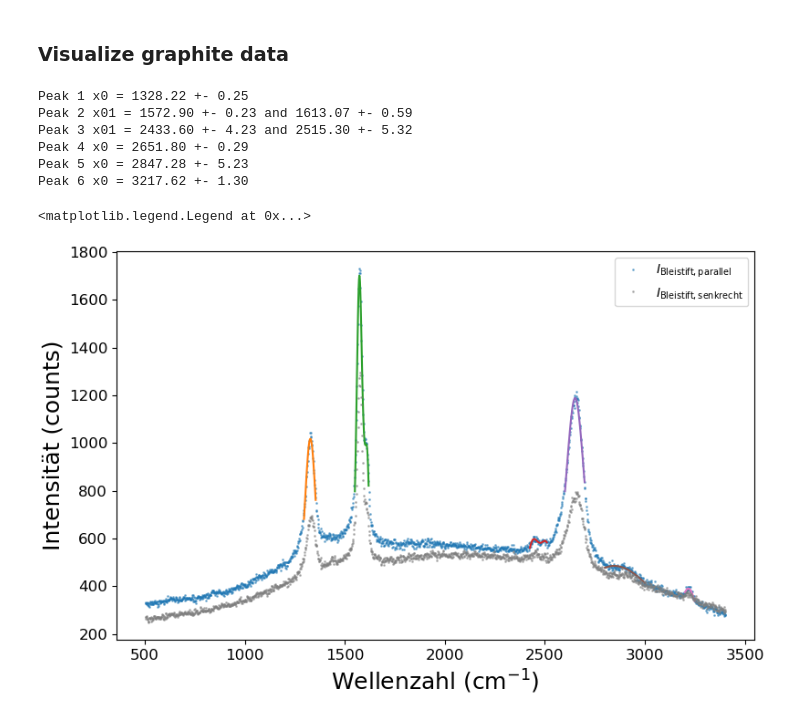
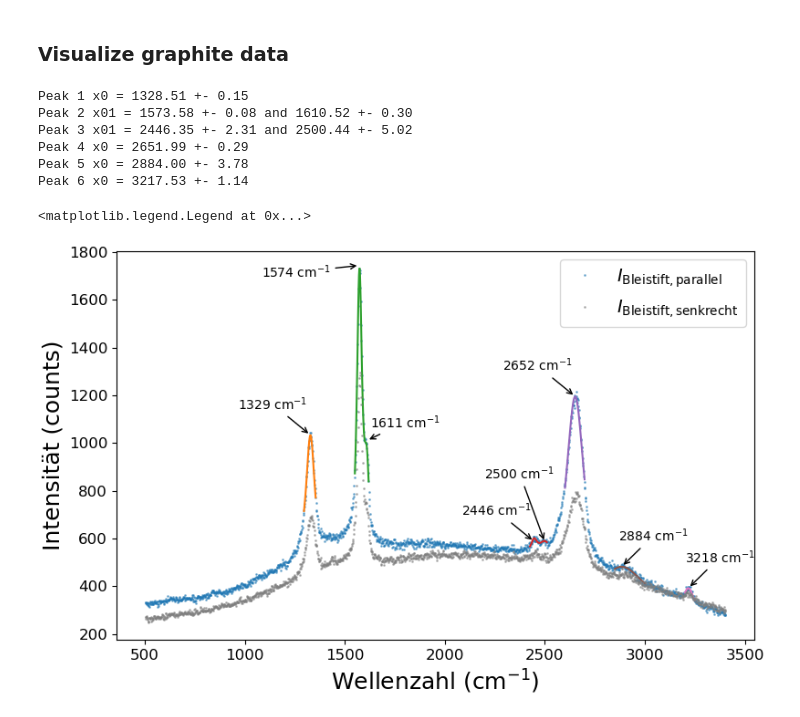
Before and after one commit to phoenixtoash/P60_Auswertung, a Jupyter notebook: notebook.ipynb, the cells around one changed output. Saved outputs shown, nothing was run; the diff lists cells and outputs as text; code cells hidden in the pictures.

Commit message:
bleistift annoations

```diff
--- a/notebook.ipynb
+++ b/notebook.ipynb
@@ -212,7 +212,7 @@ for i in range(13):
     antistokes_amplitude = dataframes_si100_parallel[i]['Intensity'][antistokes_peak_region].max()
 
     # Initial guess [center, width, amplitude]
-    p0_antistokes = [517, 5 , antistokes_amplitude]
+    p0_antistokes = [517, 5 , antistokes_amplitude, 0]
 
     # Fit with lorentzian
     x_data = dataframes_si100_parallel[i]['Wavenumber']
@@ -243,7 +243,7 @@ for i in range(13):
     antistokes_amplitude_per = dataframes_si100_perpendicular[i]['Intensity'][antistokes_peak_region_per].max()
 
     # Initial guess [center, width, amplitude]
-    p0_antistokes = [517, 5 , antistokes_amplitude_per]
+    p0_antistokes = [517, 5 , antistokes_amplitude_per, 0]
 
     # Fit with lorentzian
     x_data = dataframes_si100_perpendicular[i]['Wavenumber']
@@ -582,6 +582,8 @@ df_graphit_perpendicular = pd.read_csv(file_path_si111 + 'pur_90grad_polarisiert
 # %% [markdown]
 ### Visualize graphite data
 # %%
+%matplotlib widget
+
 # Shift graphite wavenumber assuming wavenumber shift is constant
 df_bleistift_parallel['Wavenumber'] = df_bleistift_parallel['Wavenumber_org'] - wavenumber_shift
 df_bleistift_perpendicular['Wavenumber'] = df_bleistift_perpendicular['Wavenumber_org'] - wavenumber_shift
@@ -593,7 +595,8 @@ df_graphit_perpendicular['Wavenumber'] = df_graphit_perpendicular['Wavenumber_or
 # Fitting Peaks
 
 # Peak 1 1325 1/cm
-xdata_bleistift_p1, params_bleistift_p1, params_bleistift_p1_error = n_lorentzians_fit(df_bleistift_parallel, lorentzian, 1296, 1355, p0=None)
+xdata_bleistift_p1, params_bleistift_p1, params_bleistift_p1_error = n_lorentzians_fit(df_bleistift_parallel, lorentzian, 1296, 1355,
+                                                                                        p0=[1330, 30, 1060, 700])
 print(f'Peak 1 x0 = {params_bleistift_p1[0]:.2f} +- {params_bleistift_p1_error[0]:.2f}')
 
 
@@ -601,7 +604,7 @@ print(f'Peak 1 x0 = {params_bleistift_p1[0]:.2f} +- {params_bleistift_p1_error[0
 
 # Double Peak 2 1569 1/cm and 1609 1/cm
 xdata_bleistift_p2, params_bleistift_p2, params_bleistift_p2_error = n_lorentzians_fit(df_bleistift_parallel, double_lorentzian, 1550, 1620,
-                                                                              p0=[1574, 10, 1740, 1604, 5, 1005])
+                                                                              p0=[1574, 10, 1740, 1604, 5, 1005, 680])
 print(f'Peak 2 x01 = {params_bleistift_p2[0]:.2f} +- {params_bleistift_p2_error[0]:.2f} and ' +
       f'{params_bleistift_p2[3]:.2f} +- {params_bleistift_p2_error[3]:.2f}')
 
@@ -610,7 +613,7 @@ print(f'Peak 2 x01 = {params_bleistift_p2[0]:.2f} +- {params_bleistift_p2_error[
 
 # double Peak 3 2430 1/cm and 2509 1/cm
 xdata_bleistift_p3, params_bleistift_p3, params_bleistift_p3_error = n_lorentzians_fit(df_bleistift_parallel, double_lorentzian, 2425, 2510,
-                                                                                       p0=[2449, 10, 610, 2494, 5, 605])
+                                                                                       p0=[2449, 10, 610, 2494, 5, 605, 560])
 print(f'Peak 3 x01 = {params_bleistift_p3[0]:.2f} +- {params_bleistift_p3_error[0]:.2f} and ' +
      f'{params_bleistift_p3[3]:.2f} +- {params_bleistift_p3_error[3]:.2f}')
 
@@ -618,22 +621,20 @@ print(f'Peak 3 x01 = {params_bleistift_p3[0]:.2f} +- {params_bleistift_p3_error[
 
 # Peak 4 at 2650 1/cm
 xdata_bleistift_p4, params_bleistift_p4, params_bleistift_p4_error = n_lorentzians_fit(df_bleistift_parallel, lorentzian, 2600, 2700,
-                                                                                       p0 = [2654, 45, 1200])
+                                                                                       p0 = [2654, 45, 1200, 625])
 print(f'Peak 4 x0 = {params_bleistift_p4[0]:.2f} +- {params_bleistift_p4_error[0]:.2f}')
 
 
 
 # Peak 5 at 2844 1/cm
-xdata_bleistift_p5, params_bleistift_p5, params_bleistift_p5_error = n_lorentzians_fit(df_bleistift_parallel, lorentzian, 2800, 3000,
-                                                                                       p0=[2894, 50, 500])
+xdata_bleistift_p5, params_bleistift_p5, params_bleistift_p5_error = n_lorentzians_fit(df_bleistift_parallel, lorentzian, 2850, 3000,
+                                                                                       p0=[2894, 50, 500, 420])
 print(f'Peak 5 x0 = {params_bleistift_p5[0]:.2f} +- {params_bleistift_p5_error[0]:.2f}')
 
 
-# Peak 6 at
-
-
+# Peak 6 at 3218 1/cm
 xdata_bleistift_p6, params_bleistift_p6, params_bleistift_p6_error = n_lorentzians_fit(df_bleistift_parallel, lorentzian, 3200, 3250,
-                                                                                       p0=[3220, 15, 400])
+                                                                                       p0=[3220, 15, 400, 340])
 print(f'Peak 6 x0 = {params_bleistift_p6[0]:.2f} +- {params_bleistift_p6_error[0]:.2f}')
 
 
@@ -645,38 +646,71 @@ print(f'Peak 6 x0 = {params_bleistift_p6[0]:.2f} +- {params_bleistift_p6_error[0
 
 fig, ax = plt.subplots(figsize=(8,5), constrained_layout = True)
 
 # Bleistift parallel
 ax.plot(df_bleistift_parallel['Wavenumber'], df_bleistift_parallel['Intensity'], label=r'$\mathit{I}_{Bleistift, parallel}$', ls='',
         marker='o', ms=1, alpha=0.5)
+
+# Plot Peaks
 ax.plot(xdata_bleistift_p1, lorentzian(xdata_bleistift_p1, *params_bleistift_p1))
+
 ax.plot(xdata_bleistift_p2, double_lorentzian(xdata_bleistift_p2, *params_bleistift_p2))
+# ax.plot(xdata_bleistift_p2, lorentzian(xdata_bleistift_p2, *(list(params_bleistift_p2[0:3]) + [params_bleistift_p2[-1]])))
+# ax.plot(xdata_bleistift_p2, lorentzian(xdata_bleistift_p2, *(list(params_bleistift_p2[3:6]) + [params_bleistift_p2[-1]])))
+
 ax.plot(xdata_bleistift_p3, double_lorentzian(xdata_bleistift_p3, *params_bleistift_p3))
+# ax.plot(xdata_bleistift_p3, lorentzian(xdata_bleistift_p3, *(list(params_bleistift_p3[0:3]) + [params_bleistift_p3[-1]])))
+# ax.plot(xdata_bleistift_p3, lorentzian(xdata_bleistift_p3, *(list(params_bleistift_p3[3:6]) + [params_bleistift_p3[-1]])))
+
 ax.plot(xdata_bleistift_p4, lorentzian(xdata_bleistift_p4, *params_bleistift_p4))
 ax.plot(xdata_bleistift_p5, lorentzian(xdata_bleistift_p5, *params_bleistift_p5))
 ax.plot(xdata_bleistift_p6, lorentzian(xdata_bleistift_p6, *params_bleistift_p6))
+
+
+# annotate, ha: horizontal alignment
+
+annotate_params = {
+    'xycoords':'data', 'textcoords':'offset points', 'arrowprops':dict(arrowstyle="->"), 'ha':'center'
+}
+ax.annotate(text=f'{params_bleistift_p1[0]:.0f}' + r' $cm^{-1}$', xy= (params_bleistift_p1[0], params_bleistift_p1[2] + params_bleistift_p1[-1]),
+            xytext=(-30,20), **annotate_params)
+ax.annotate(text=f'{params_bleistift_p2[0]:.0f}' + r' $cm^{-1}$', xy= (params_bleistift_p2[0], params_bleistift_p2[2] + params_bleistift_p2[-1] + 60),
+            xytext=(-50,-10), **annotate_params)
+ax.annotate(text=f'{params_bleistift_p2[3]:.0f}' + r' $cm^{-1}$', xy= (params_bleistift_p2[3], params_bleistift_p2[5] + params_bleistift_p2[-1] + 220),
+            xytext=(30,10), **annotate_params)
+ax.annotate(text=f'{params_bleistift_p3[0]:.0f}' + r' $cm^{-1}$', xy= (params_bleistift_p3[0], params_bleistift_p3[2] + params_bleistift_p3[-1]),
+            xytext=(-30,20), **annotate_params)
+ax.annotate(text=f'{params_bleistift_p3[3]:.0f}' + r' $cm^{-1}$', xy= (params_bleistift_p3[3], params_bleistift_p3[5] + params_bleistift_p3[-1]),
+            xytext=(-20,50), **annotate_params)
+ax.annotate(text=f'{params_bleistift_p4[0]:.0f}' + r' $cm^{-1}$', xy= (params_bleistift_p4[0], params_bleistift_p4[2] + params_bleistift_p4[-1]),
+            xytext=(-30,20), **annotate_params)
+ax.annotate(text=f'{params_bleistift_p5[0]:.0f}' + r' $cm^{-1}$', xy= (params_bleistift_p5[0], params_bleistift_p5[2] + params_bleistift_p5[-1]),
+            xytext=(25,20), **annotate_params)
+ax.annotate(text=f'{params_bleistift_p6[0]:.0f}' + r' $cm^{-1}$', xy= (params_bleistift_p6[0], params_bleistift_p6[2] + params_bleistift_p6[-1]),
+            xytext=(25,20), **annotate_params)
+
 
 
 # Bleistift perpendicular
 ax.plot(df_bleistift_perpendicular['Wavenumber'], df_bleistift_perpendicular['Intensity'], label=r'$\mathit{I}_{Bleistift, senkrecht}$', ls='',
         marker='o', ms=1, alpha=0.5)
 
 # Graphit
 # ax.plot(df_graphit_parallel['Wavenumber'], df_graphit_parallel['Intensity'], label=r'$\mathit{I}_{Graphit, parallel}$', ls='',
 #         marker='o', ms=1)
 # ax.plot(df_graphit_perpendicular['Wavenumber'], df_graphit_perpendicular['Intensity'], label=r'$\mathit{I}_{Graphit, senkrecht}$', ls='',
 #         marker='o', ms=1)
 
 
 ax.set_xlabel(r'Wellenzahl ($cm^{-1}$)', fontsize=18)
 ax.set_ylabel('Intensität (counts)', fontsize=18)
 ax.tick_params(axis='both', which='major', labelsize=12)
-ax.legend()
+ax.legend(fontsize=14)
 # %% [output]
-Peak 1 x0 = 1328.22 +- 0.25
-Peak 2 x01 = 1572.90 +- 0.23 and 1613.07 +- 0.59
-Peak 3 x01 = 2433.60 +- 4.23 and 2515.30 +- 5.32
-Peak 4 x0 = 2651.80 +- 0.29
-Peak 5 x0 = 2847.28 +- 5.23
-Peak 6 x0 = 3217.62 +- 1.30
+Peak 1 x0 = 1328.51 +- 0.15
+Peak 2 x01 = 1573.58 +- 0.08 and 1610.52 +- 0.30
+Peak 3 x01 = 2446.35 +- 2.31 and 2500.44 +- 5.02
+Peak 4 x0 = 2651.99 +- 0.29
+Peak 5 x0 = 2884.00 +- 3.78
+Peak 6 x0 = 3217.53 +- 1.14
 <matplotlib.legend.Legend at 0x...>
-[figure, old version]
+[figure, new version]
```
Also changed, not shown: parts of 2 cells of this notebook.
